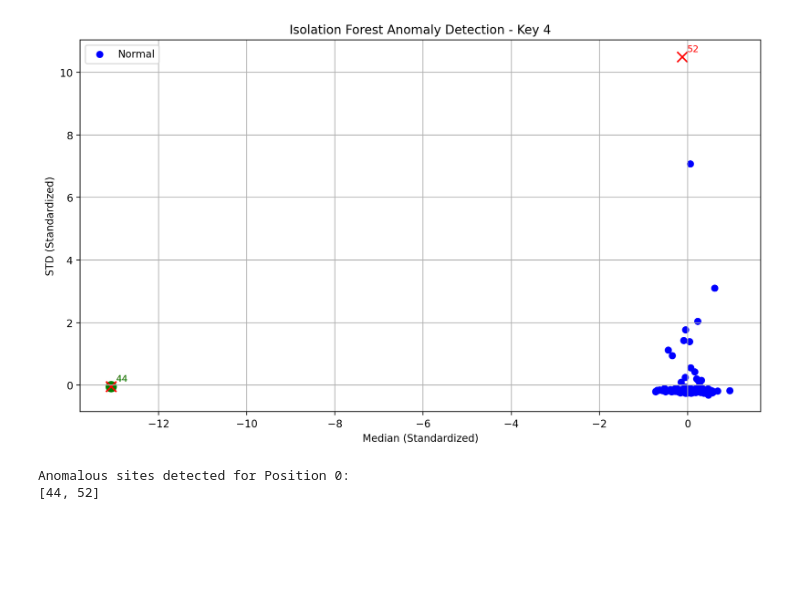
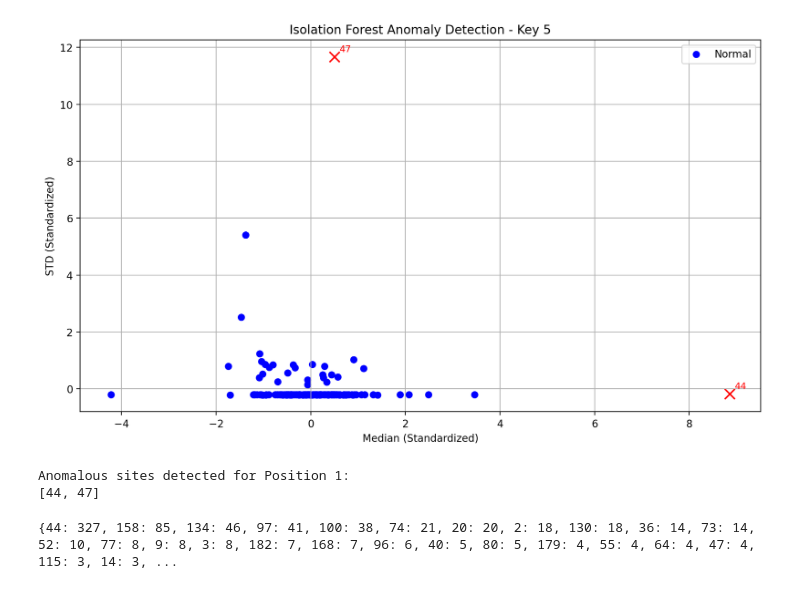
Before and after one commit to chenw7/Tiresias, a Jupyter notebook: 04_site_model.ipynb, the cells around one changed output. Saved outputs shown, nothing was run; the diff lists cells and outputs as text; code cells hidden in the pictures; blank space fills up the shorter version.

Commit message:
Fixed errors and cleaned up code
Everything was compiled into a final script that could be uploaded into EY.

```diff
--- a/04_site_model.ipynb
+++ b/04_site_model.ipynb
@@ -84,16 +122,18 @@ med_kurtosis = med.kurt(axis=1)
 std_kurtosis = std.kurt(axis=1)
 # %%
 # Concatenating All Features
-y.index = z_med.index
-x = pd.concat([z_med_range, z_std_range, z_med_iqr, z_std_iqr, z_med_mad, z_std_mad, med_skewness, std_skewness, med_kurtosis, std_kurtosis, y], axis=1)
+# y.index = z_med.index
+x = pd.concat([z_med_range, z_std_range, z_med_iqr, z_std_iqr, z_med_mad, z_std_mad, med_skewness, std_skewness, med_kurtosis, std_kurtosis], axis=1)
 
 # Assigning New Column Names to Bypass Column Name Repeating Issue
 num_columns = x.shape[1]
 x.columns = x.columns.astype(str)
-new_columns = ["z_med_range", "z_std_range", "z_med_iqr", "z_std_iqr", "z_med_mad", "z_std_mad", "med_skewness", "std_skewness", "med_kurtosis", "std_kurtosis", "y"]
+new_columns = ["z_med_range", "z_std_range", "z_med_iqr", "z_std_iqr", "z_med_mad", "z_std_mad", "med_skewness", "std_skewness", "med_kurtosis", "std_kurtosis"]
 x.columns = new_columns
 
+"""
 corr_matrix = x.corr(numeric_only=True)
 print(corr_matrix["y"].sort_values(ascending=False))
 x = x.drop('y', axis=1)
+"""
 # %% [output]
@@ -181,7 +210,7 @@ lgbm_loaded = joblib.load('pkl files/lgbm_raw_noimpute.joblib')
 pipeline_noimpute = joblib.load('pkl files/pipeline_noimpute.joblib')
 
 x_transformed = pipeline_noimpute.transform(x)
-predictions = lgbm_loaded.predict(x_transformed)
+lgbm_predictions = lgbm_loaded.predict(x_transformed)
 
 """
 accuracy = metrics.accuracy_score(y, predictions)
@@ -194,5 +223,5 @@ print("%-12s %f" % ('Precision:', precision))
 print("%-12s %f" % ('Recall:', recall))
 print("%-12s %f" % ('F1 Score:', f1))
 """
-draw_confusion_matrix(y, predictions, ['Investigate', 'Released'])
+# draw_confusion_matrix(y, predictions, ['Investigate', 'Released'])
 # %% [output]
@@ -212,7 +241,7 @@ for idx, label in enumerate(ground_truth_labels):
         ground_truth_dict[idx + 4] = []
 # %%
 # Keeping "Investigate" Rows
-df = pd.DataFrame({'LightGBM': predictions})
+df = pd.DataFrame({'LightGBM': lgbm_predictions})
 df = df[df['LightGBM'] == 0]
 
 # Rename rows for Convenience
@@ -236,26 +265,29 @@ z_med.columns = new_columns
 z_std.columns = new_columns
 # %%
 # Assuming z_med and z_std are already defined and aligned
-# Create a dictionary to store anomalies for each test parameter
 anomalies_dict = {}
 
-# Iterate over each test parameter (row)
+# Define a fixed anomaly score threshold for Isolation Forest
+ANOMALY_SCORE_THRESHOLD = -0.7
+
+# Iterate over each test parameter
 for idx in z_med.index:
-    # Extract median and std for the current test parameter
     param_med = z_med.loc[idx]
     param_std = z_std.loc[idx]
 
-    # Combine into a DataFrame
-    data = pd.DataFrame({'med': param_med, 'std': param_std})
+    data = pd.DataFrame({'med': param_med, 'std': param_std}).dropna()
 
-    # Apply Isolation Forest
-    iso_forest = IsolationForest(contamination=0.0065, random_state=42)
-    data['anomaly'] = iso_forest.fit_predict(data[['med', 'std']])
+    if data.empty:
+        anomalies_dict[idx] = []
+        continue
 
-    # Get anomalous site names
-    anomalies = data[data['anomaly'] == -1].index.tolist()
+    # Fit Isolation Forest and get anomaly scores
+    iso_forest = IsolationForest(contamination='auto', random_state=42)
+    iso_forest.fit(data[['med', 'std']])
+    data['anomaly_score'] = iso_forest.score_samples(data[['med', 'std']])
 
-    # Store in dictionary
+    # Flag sites with scores below the threshold
+    anomalies = data[data['anomaly_score'] < ANOMALY_SCORE_THRESHOLD].index.tolist()
     anomalies_dict[idx] = anomalies
 
 # Output the dictionary of anomalies
@@ -439,34 +476,49 @@ def plot_anomalies_for_position(position, z_med, z_std, all_indices, comparison_
     if comparison_summary and key and key in comparison_summary:
         for site in comparison_summary[key].get('matched', []):
             if str(site) in data.index.astype(str):
                 row = data.loc[int(site)]
                 plt.scatter(row['med'], row['std'], c='green', marker='o', s=100)
                 plt.scatter(row['med'], row['std'], c='red', marker='x', s=100)
                 plt.annotate(site, (row['med'], row['std']), textcoords="offset points", xytext=(5,5), ha='left', fontsize=9, color='green')
 
         for site in comparison_summary[key].get('missed', []):
             if str(site) in data.index.astype(str):
                 row = data.loc[int(site)]
                 plt.scatter(row['med'], row['std'], c='green', marker='o', s=100)
                 plt.annotate(f'site{site}', (row['med'], row['std']), textcoords="offset points", xytext=(5,5), ha='left', fontsize=9, color='green')
 
     plt.xlabel('Median (Standardized)')
     plt.ylabel('STD (Standardized)')
     title = f'Isolation Forest Anomaly Detection'
     if key:
         title += f' - Key {key}'
     plt.title(title)
     plt.legend()
     plt.grid(True)
     plt.tight_layout()
     plt.show()
 
     print(f"Anomalous sites detected for Position {position}:")
     print(anomalies.index.tolist())
 
 
-plot_anomalies_for_position(0, z_med, z_std, all_indices, comparison_summary)
+plot_anomalies_for_position(1, z_med, z_std, all_indices, comparison_summary)
 # %% [output]
-[figure, old version]
+[figure, new version]
-Anomalous sites detected for Position 0:
-[44, 52]
+Anomalous sites detected for Position 1:
+[44, 47]
+# %%
+from collections import Counter
+
+all_sites = [site for sites in anomalies_dict.values() for site in sites]
+
+# Count occurrences of each site
+site_counts = Counter(all_sites)
+
+# Sort by frequency in descending order
+sorted_site_counts = dict(sorted(site_counts.items(), key=lambda item: item[1], reverse=True))
+
+# Display the result
+print(sorted_site_counts)
+# %% [output]
+{44: 327, 158: 85, 134: 46, 97: 41, 100: 38, 74: 21, 20: 20, 2: 18, 130: 18, 36: 14, 73: 14, 52: 10, 77: 8, 9: 8, 3: 8, 182: 7, 168: 7, 96: 6, 40: 5, 80: 5, 179: 4, 55: 4, 64: 4, 47: 4, 115: 3, 14: 3, ...
```
Also changed, not shown: parts of 10 cells of this notebook, 16 other files.
